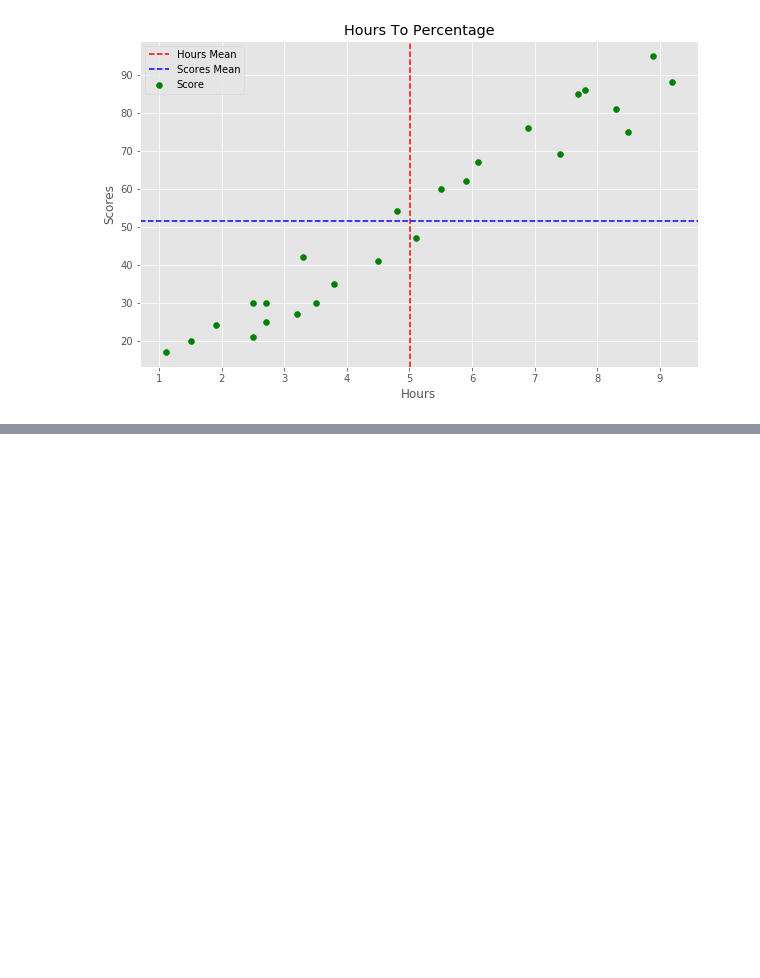
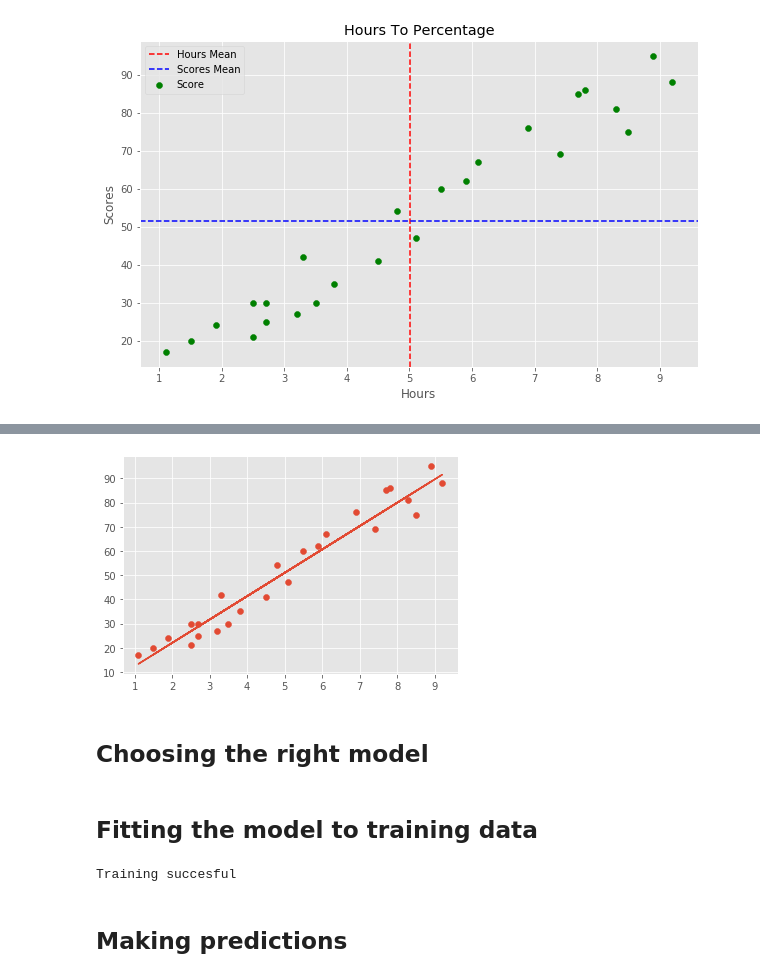
Before and after one commit to dwarkeshojha/Supervised-machine-learning---Task-1, a Jupyter notebook: To Explore Supervised Machine Learning.ipynb, the cells around one changed output, grey strips where cells are left out. Drawn from its saved outputs; the diff is of its cells as text; code cells hidden in the pictures; blank space fills up the shorter version.

```diff
--- a/To Explore Supervised Machine Learning.ipynb
+++ b/To Explore Supervised Machine Learning.ipynb
@@ -76,0 +87,5 @@ plt.show()
+# %%
+x = students_data.iloc[:, :-1].values
+y = students_data.iloc[:, 1].values
+print(x)
+print(y)
@@ -76,0 +110,12 @@ plt.show()
+# %%
+#plotting the regression line
+r_line = regressor.coef_ * x + regressor.intercept_
+
+#plotting for the test data
+plt.scatter(x,y)
+plt.plot(x, r_line)
+plt.show()
+# %% [output]
+[figure, added]
+# %% [markdown]
+## Choosing the right model
@@ -76,0 +126,11 @@ plt.show()
+# %% [markdown]
+## Fitting the model to training data
+# %%
+from sklearn.linear_model import LinearRegression
+regressor = LinearRegression()
+regressor.fit(x_train, y_train)
+print("Training succesful")
+# %% [output]
+Training succesful
+# %% [markdown]
+## Making predictions
```
Also changed, not shown: parts of 10 cells of this notebook.
